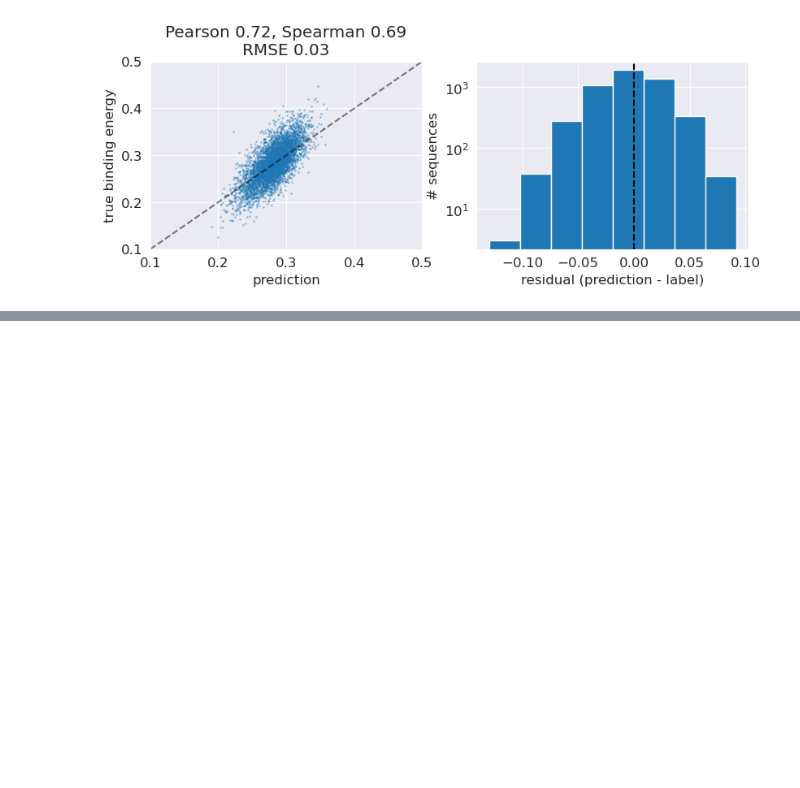
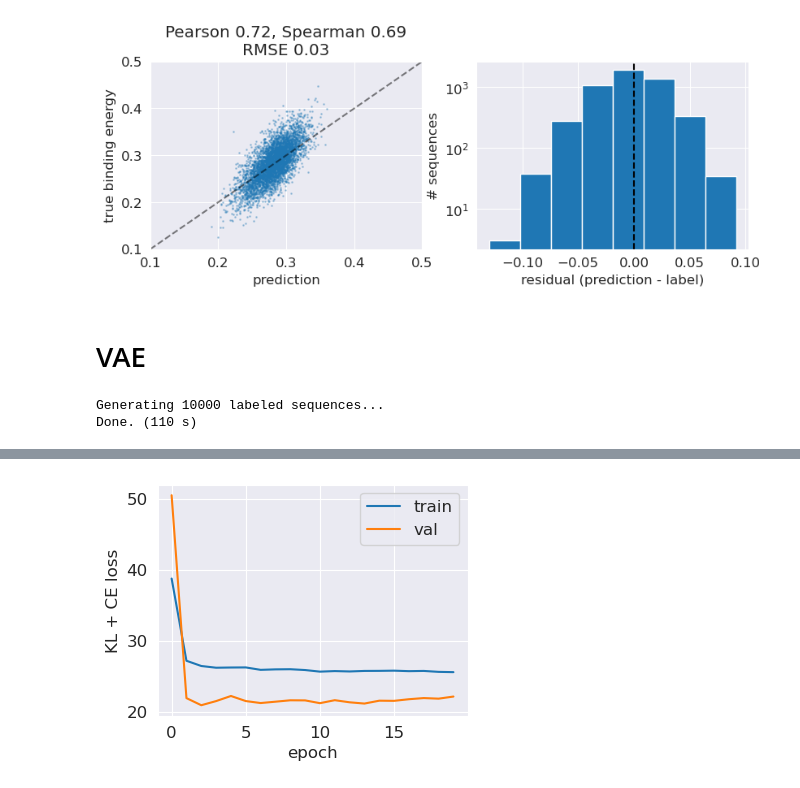
Before and after one commit to clarafy/design-algorithm-selection, a Jupyter notebook: notebooks/rna-031123.ipynb, the cells around one changed output, grey strips where cells are left out. Cells and saved outputs as stored; diff of their text form; code cells hidden in the pictures; blank space fills up the shorter version.

```diff
--- a/notebooks/rna-031123.ipynb
+++ b/notebooks/rna-031123.ipynb
@@ -177,3 +178,49 @@ Epoch 2. Train loss: 0.00. Val loss: 0.00. 1 sec.
 Epoch 3. Train loss: 0.00. Val loss: 0.00. 1 sec.
 Epoch 4. Train loss: 0.00. Val loss: 0.00. 1 sec.
 [figure]
+# %% [markdown]
+# VAE
+# %%
+# generate training data
+reload(rna)
+n_train = 10000
+p_mut = 0.1
+noise_sd = 0.02
+
+rnabind = rna.RNABinding()
+trainseq_n, ytrain_n = rnabind.get_training_data(
+    n_train,
+    p_mut,
+    noise_sd=noise_sd
+)
+predtrain_n = model.predict(trainseq_n)
+# %% [output]
+Generating 10000 labeled sequences...
+Done. (110 s)
+# %%
+reload(vae)
+latent_dim = 10
+n_hidden = 20
+lr = 0.001
+n_epoch = 10
+
+vae_model = vae.VAE(
+    latent_dim=latent_dim,
+    n_enc_hidden=n_hidden,
+    n_dec_hidden=n_hidden
+)
+
+loss_df = vae_model.fit(
+    trainseq_n,
+    weight_n=np.fmax(predtrain_n - 0.35, 0),
+    lr=lr,
+    n_epoch=n_epoch
+)
+
+plt.figure(figsize=(4, 3))
+plt.plot(loss_df.index, loss_df['train_loss'], label='train')
+plt.plot(loss_df.index, loss_df['val_loss'], label='val')
+plt.xlabel('epoch');
+plt.ylabel('KL + CE loss');
+plt.legend();
+# %% [output]
@@ -179,0 +244 @@ Epoch 4. Train loss: 0.00. Val loss: 0.00. 1 sec.
+[figure, added]
```
Also changed, not shown: parts of 4 cells of this notebook, 2 other files.
